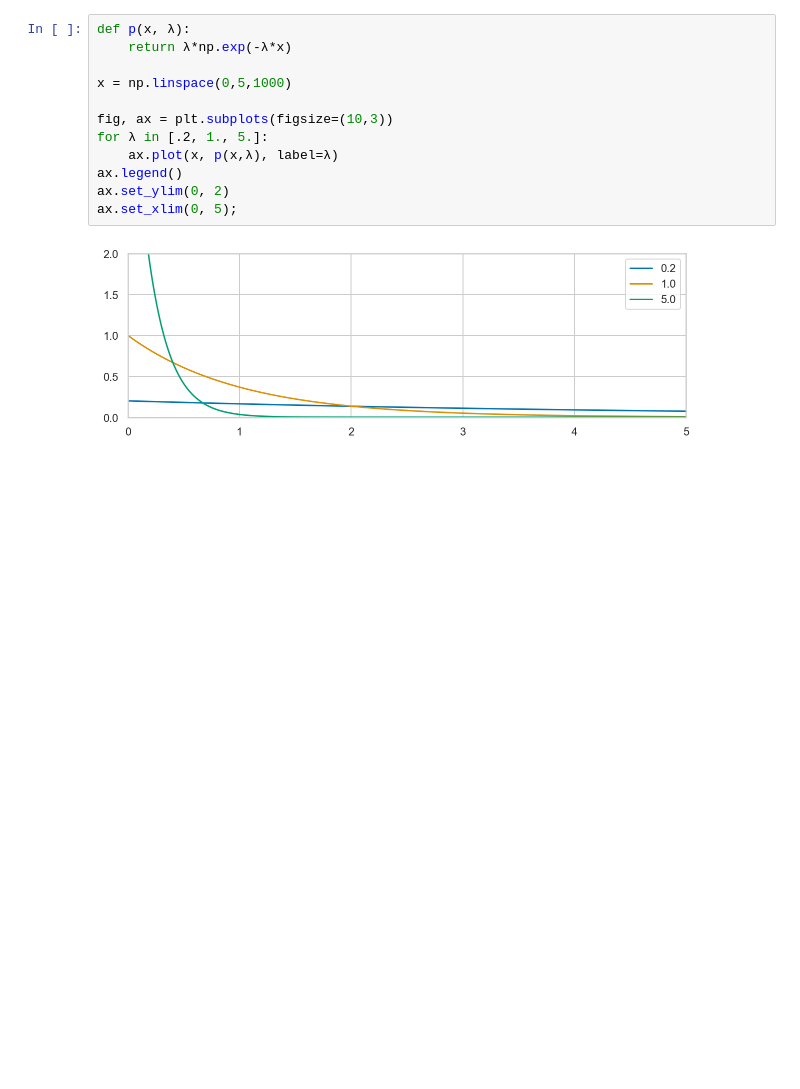
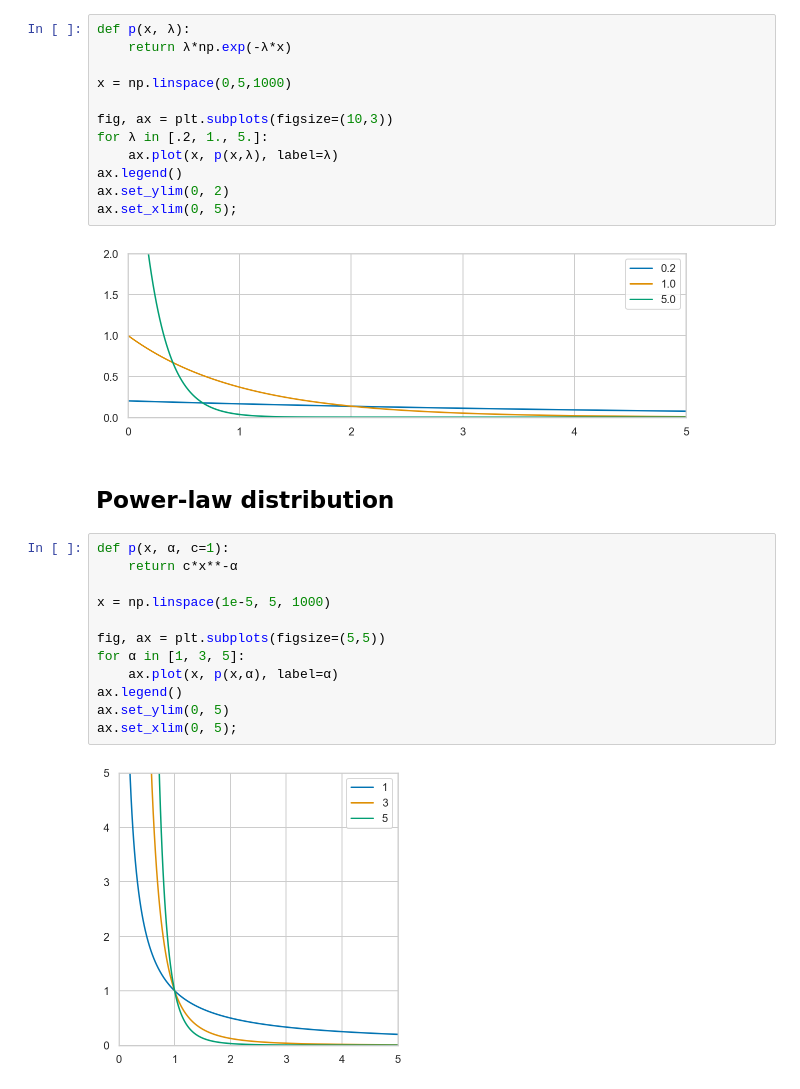
Before and after one commit to bernhardschaefer/pydata-references, a Jupyter notebook: distributions.ipynb, the cells around one changed output. Saved outputs shown, nothing was run; the diff lists cells and outputs as text; blank space fills up the shorter version.

Commit message:
template changes & add power-law dist

```diff
--- a/distributions.ipynb
+++ b/distributions.ipynb
@@ -16,3 +16,19 @@ ax.set_ylim(0, 2)
 ax.set_xlim(0, 5);
 # %% [output]
 [figure]
+# %% [markdown]
+## Power-law distribution
+# %%
+def p(x, α, c=1):
+    return c*x**-α
+
+x = np.linspace(1e-5, 5, 1000)
+
+fig, ax = plt.subplots(figsize=(5,5))
+for α in [1, 3, 5]:
+    ax.plot(x, p(x,α), label=α)
+ax.legend()
+ax.set_ylim(0, 5)
+ax.set_xlim(0, 5);
+# %% [output]
+[figure, added]
```
Also changed, not shown: 2 other files.
